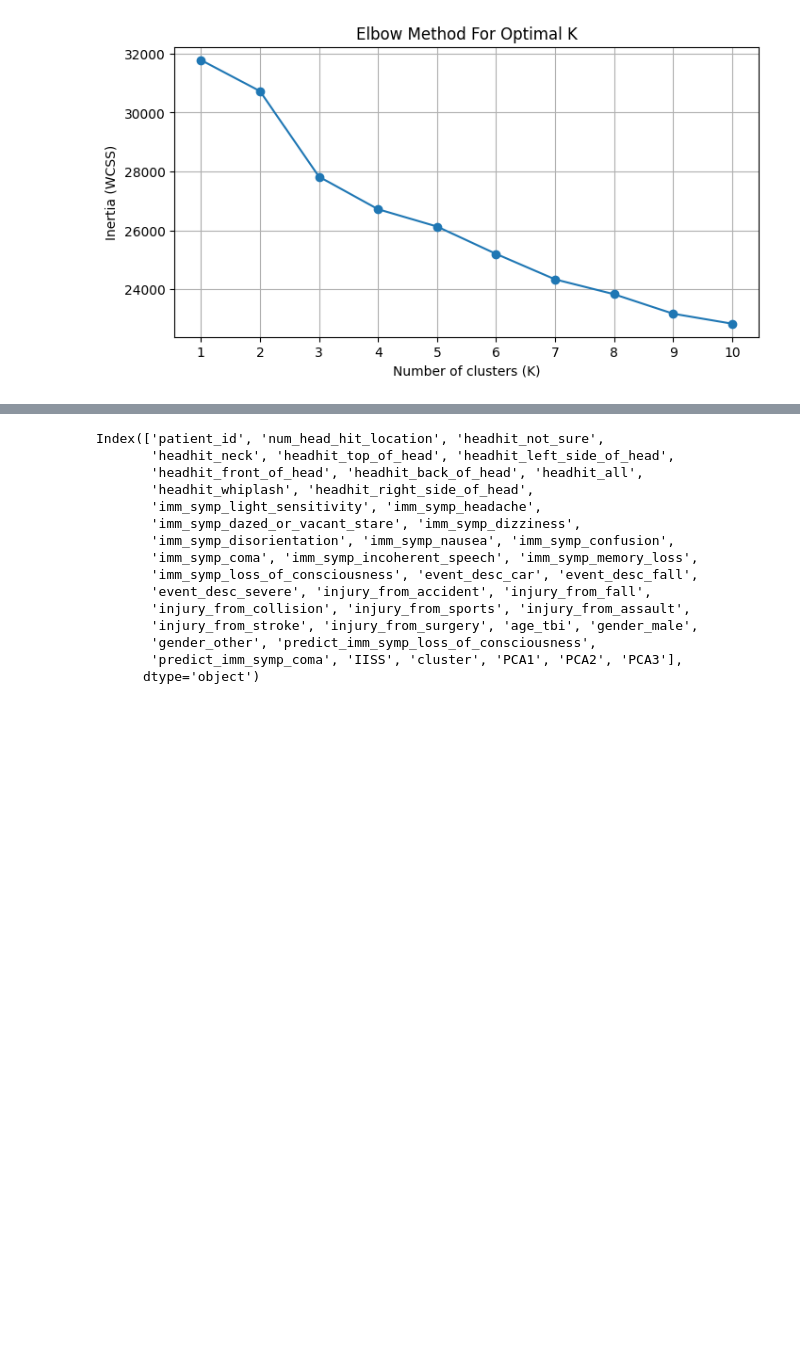
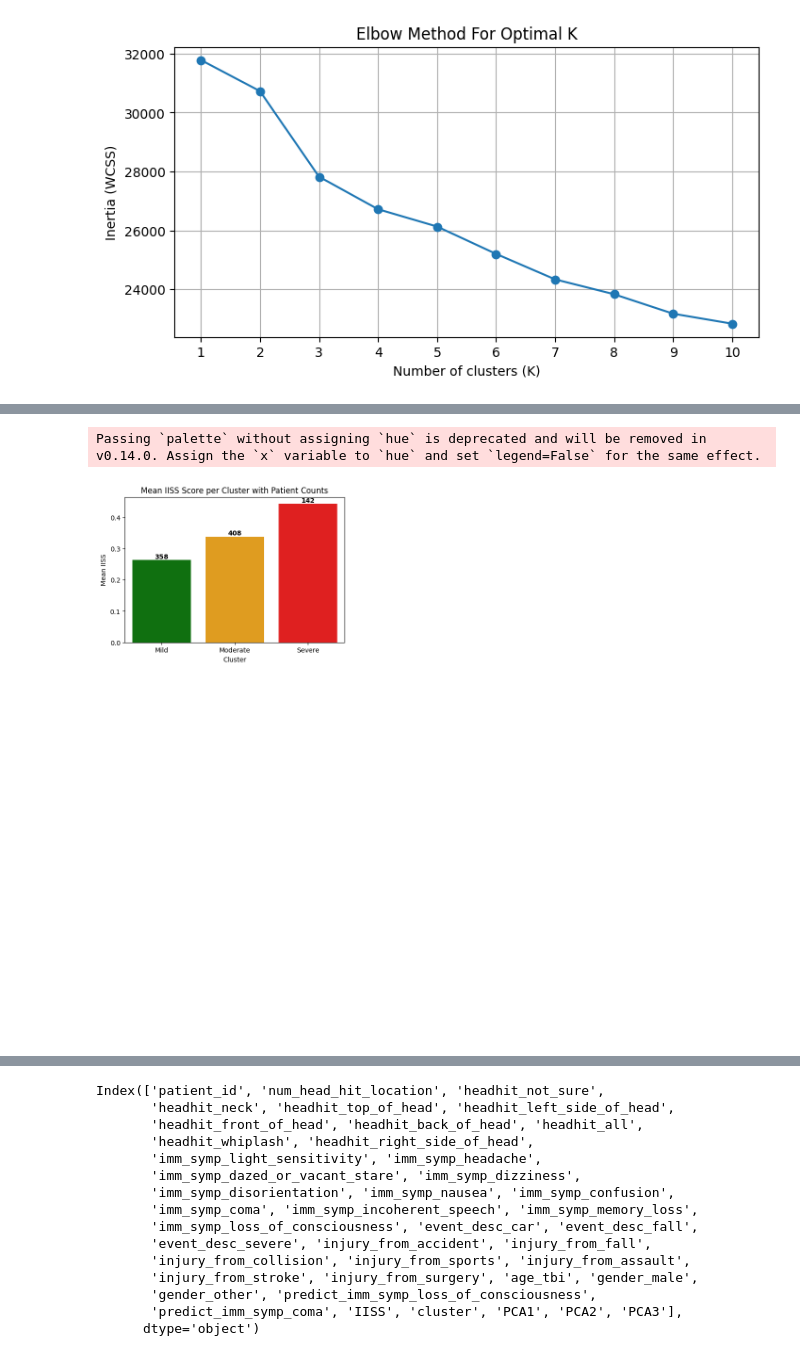
Before and after one commit to rohit180497/Power-of-Patients-Capstone, a Jupyter notebook: phenotypes/scripts/base_model.ipynb, the cells around one changed output, grey strips where cells are left out. Drawn from its saved outputs; the diff is of its cells as text; code cells hidden in the pictures; blank space fills up the shorter version.

```diff
--- a/phenotypes/scripts/base_model.ipynb
+++ b/phenotypes/scripts/base_model.ipynb
@@ -147,2 +197,57 @@ CLUSTER_LABELS = { 0: "Mild", 2: "Moderate", 1: "Severe"}
 # %%
-df['cluster'] = df['cluster'].map(CLUSTER_LABELS)
+import matplotlib.pyplot as plt
+import seaborn as sns
+
+# Step 1: Mean IISS and patient count per cluster
+iiss_means = df.groupby("cluster")["IISS"].mean().reset_index()
+patient_counts = df.groupby("cluster")["patient_id"].nunique().reset_index()
+patient_counts.columns = ["cluster", "patient_count"]
+
+# Step 2: Merge mean IISS and patient counts
+iiss_summary = pd.merge(iiss_means, patient_counts, on="cluster")
+
+# Step 3: Define custom color mapping
+custom_palette = {
+    'Mild': 'green',
+    'Moderate': 'orange',
+    'Severe': 'red'
+}
+
+# Step 4: Plot mean IISS per cluster with custom colors and value labels
+plt.figure(figsize=(6, 4))
+barplot = sns.barplot(
+    data=iiss_summary,
+    x="cluster",
+    y="IISS",
+    palette=custom_palette
+)
+
+# Step 5: Add both IISS and patient count labels
+for index, row in iiss_summary.iterrows():
+    barplot.text(
+        x=index,
+        y=row["IISS"] - 1.5,  # IISS label slightly inside the bar
+        s=f'{row["IISS"]:.2f}',
+        ha='center',
+        va='top',
+        fontweight='bold',
+        color='white'
+    )
+    barplot.text(
+        x=index,
+        y=row["IISS"],  # Patient count label above the bar
+        s=f'{row["patient_count"]}',
+        ha='center',
+        va='bottom',
+        fontweight='bold',
+        color='black'
+    )
+
+plt.title("Mean IISS Score per Cluster with Patient Counts")
+plt.xlabel("Cluster")
+plt.ylabel("Mean IISS")
+# plt.tight_layout()
+plt.show()
+# %% [output]
+Passing `palette` without assigning `hue` is deprecated and will be removed in v0.14.0. Assign the `x` variable to `hue` and set `legend=False` for the same effect.
+[figure, added]
```
Also changed, not shown: parts of 9 cells of this notebook, 4 other files.
